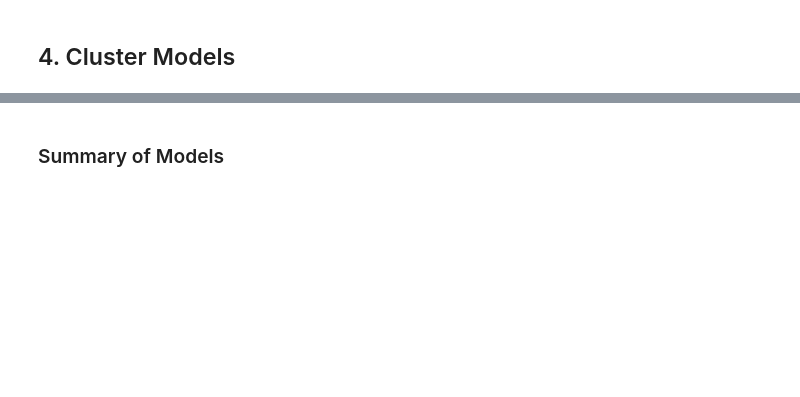
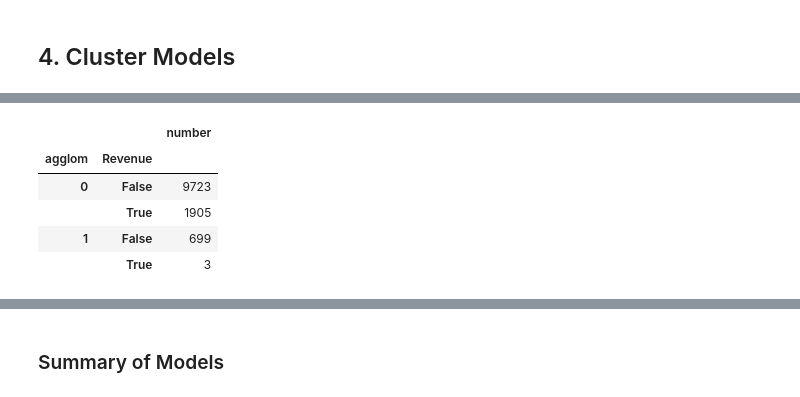
Before and after one commit to Jenkins1128/PurchasingIntentionClustering, a Jupyter notebook: PurchasingIntentionClustering.ipynb, the cells around one changed output, grey strips where cells are left out. Saved outputs shown, nothing was run; the diff lists cells and outputs as text; code cells hidden in the pictures; blank space fills up the shorter version.

```diff
--- a/PurchasingIntentionClustering.ipynb
+++ b/PurchasingIntentionClustering.ipynb
@@ -232,0 +247,19 @@ sns.pairplot(shoppers_encoded[non_categorical_features],
+# %%
+# Hierarchical Agglomerative Clustering with ward linkage
+ag = AgglomerativeClustering(n_clusters=2, linkage='ward', compute_full_tree=True)
+ag = ag.fit(shoppers[non_categorical_features])
+shoppers['agglom'] = ag.fit_predict(shoppers[non_categorical_features])
+# %%
+# Agglomerative results with ward linkage
+(shoppers[['Revenue', 'agglom']]
+ .groupby(['agglom', 'Revenue'])
+ .size()
+ .to_frame()
+ .rename(columns={0: 'number'}))
+# %% [output]
+|  |  | number |
+| agglom | Revenue |  |
+| 0 | False | 9723 |
+|  | True | 1905 |
+| 1 | False | 699 |
+|  | True | 3 |
```
Also changed, not shown: parts of 27 cells of this notebook.
